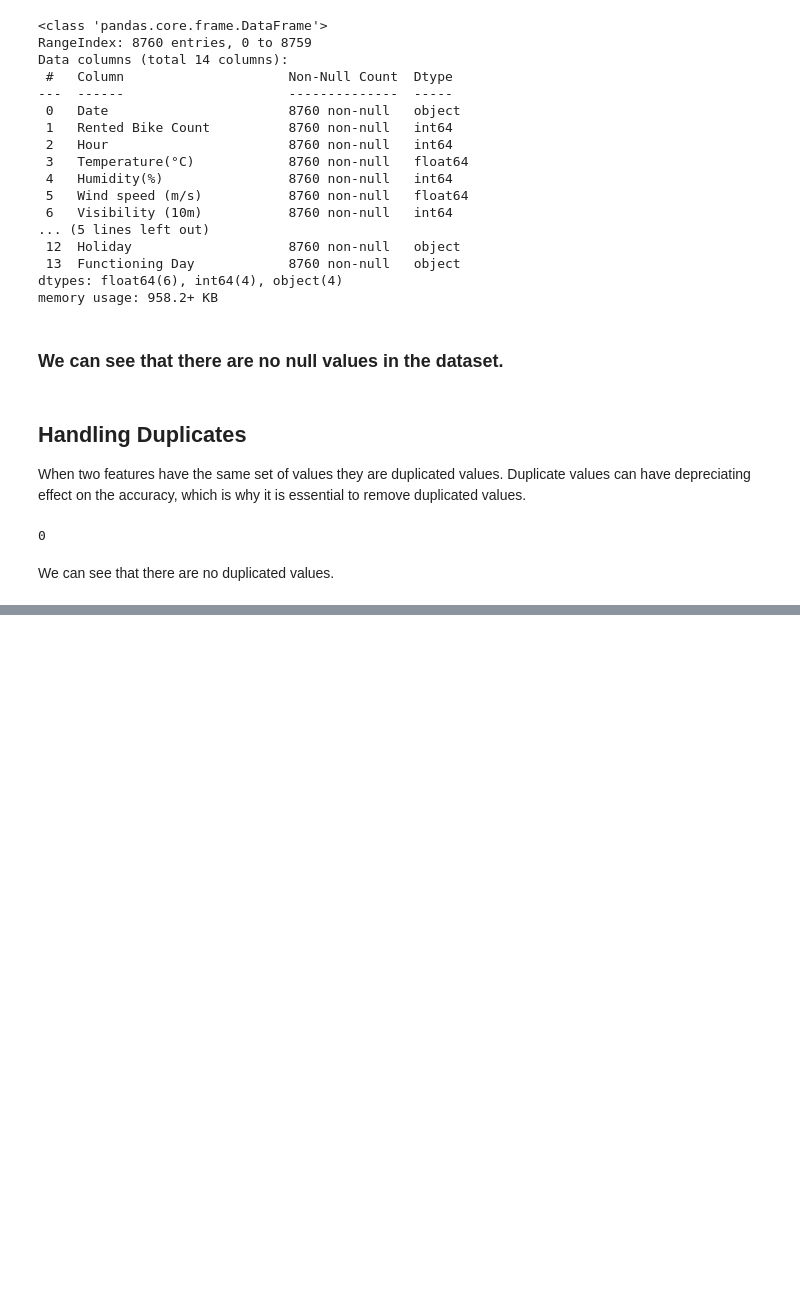
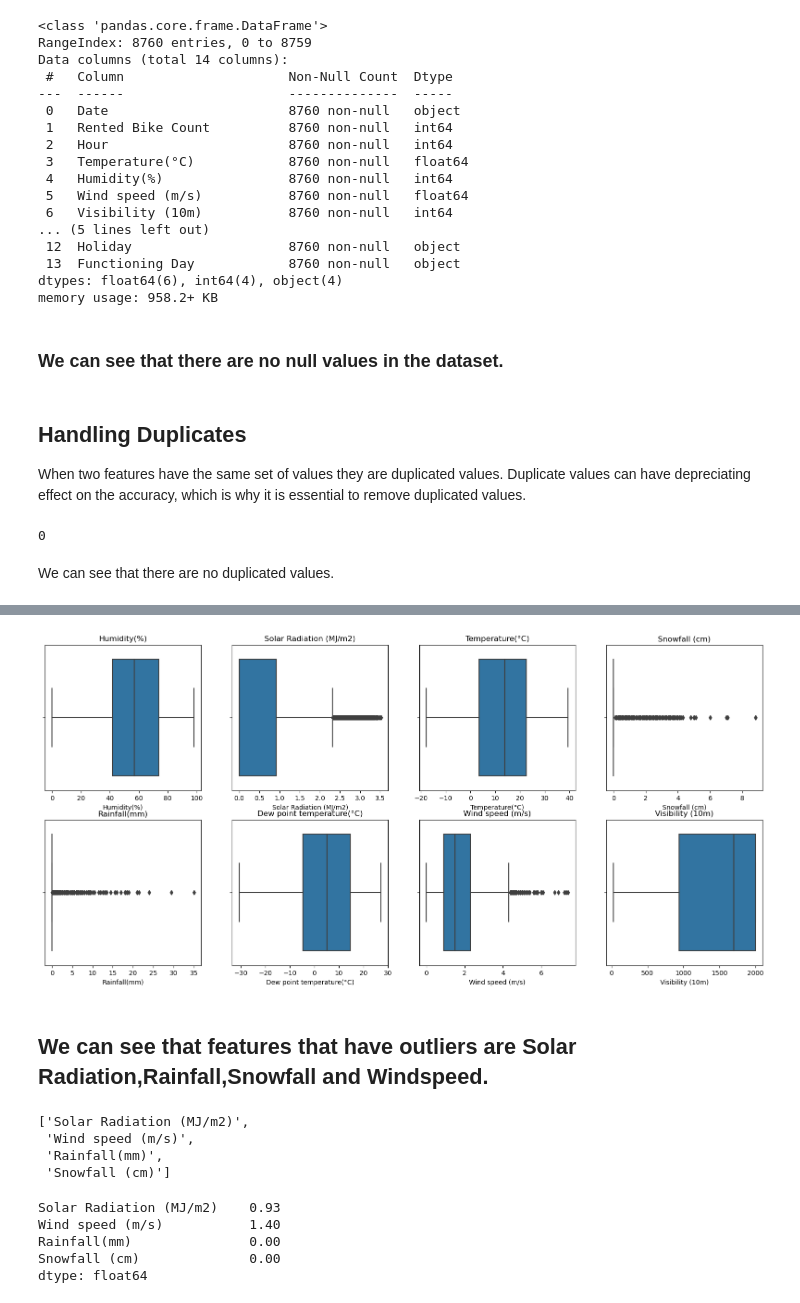
Before and after one commit to vishant750/bike_sharing_demand_prediction, a Jupyter notebook: Bike_sharing_demad_prediction.ipynb, the cells around one changed output, grey strips where cells are left out. Drawn from its saved outputs; the diff is of its cells as text; code cells hidden in the pictures; blank space fills up the shorter version.

```diff
--- a/Bike_sharing_demad_prediction.ipynb
+++ b/Bike_sharing_demad_prediction.ipynb
@@ -363,0 +369,4 @@ We can see that there are no duplicated values.
+# %%
+#Creating a list of features that can have outliers.
+possible_outliers_column=list(set(bike_sharing_df.describe().columns)-{'Rented Bike Count','Hour'})
+possible_outliers_column
@@ -363,0 +382,32 @@ We can see that there are no duplicated values.
+# %%
+plt.figure(figsize=(20,9))
+for index,item in enumerate(possible_outliers_column):
+  plt.subplot(2,4,index+1)
+  sns.boxplot(bike_sharing_df[item])
+  plt.title(item)
+# %% [output]
+[figure, added]
+# %% [markdown]
+## We can see that features that have outliers are Solar Radiation,Rainfall,Snowfall and Windspeed.
+# %%
+#Creating a list of outliers columns.
+outliers_columns=['Solar Radiation (MJ/m2)','Wind speed (m/s)','Rainfall(mm)','Snowfall (cm)']
+outliers_columns
+# %% [output]
+['Solar Radiation (MJ/m2)',
+ 'Wind speed (m/s)',
+ 'Rainfall(mm)',
+ 'Snowfall (cm)']
+# %%
+#Findng the inter-quartile range for the columns with outliers.
+Q1=bike_sharing_df[outliers_columns].quantile(0.25)
+Q3=bike_sharing_df[outliers_columns].quantile(0.75)
+#Inter quartile range
+IQR=Q3-Q1
+IQR
+# %% [output]
+Solar Radiation (MJ/m2)    0.93
+Wind speed (m/s)           1.40
+Rainfall(mm)               0.00
+Snowfall (cm)              0.00
+dtype: float64
```
Also changed, not shown: parts of 23 cells of this notebook.
